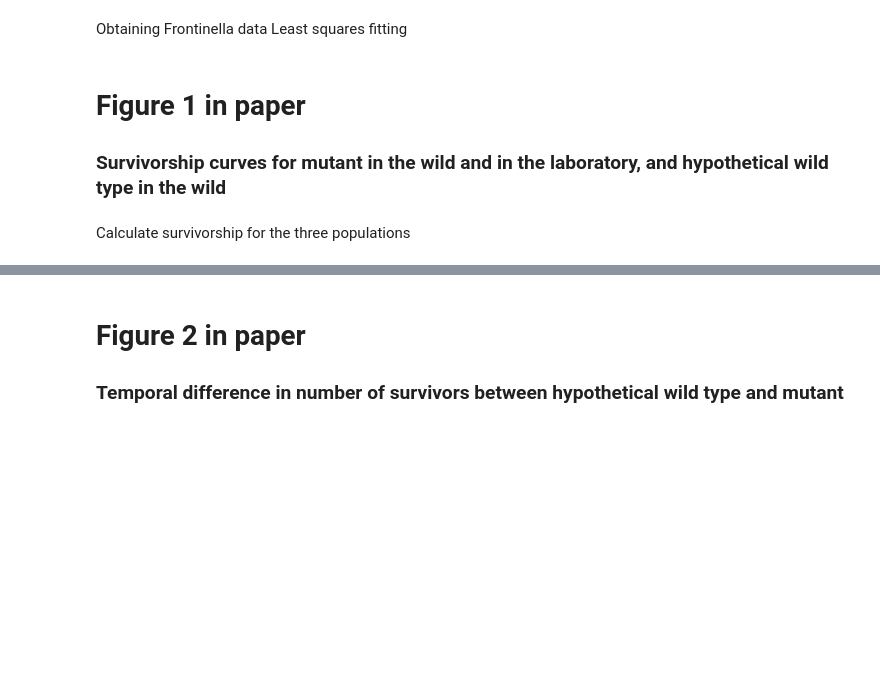
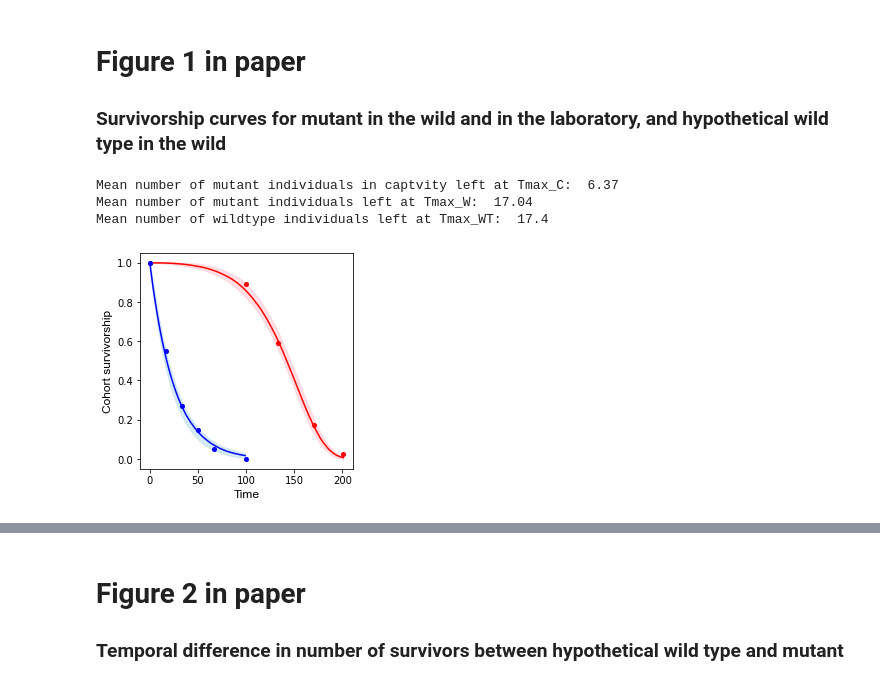
Before and after one commit to stifwo/advantageous-aging, a Jupyter notebook: RA_Frontinella_PNAS_26.03.21.ipynb, the cells around one changed output, grey strips where cells are left out. Drawn from its saved outputs; the diff is of its cells as text; code cells hidden in the pictures; blank space fills up the shorter version.

Commit message:
Revert Frontinella notebook to version from main

```diff
--- a/RA_Frontinella_PNAS_26.03.21.ipynb
+++ b/RA_Frontinella_PNAS_26.03.21.ipynb
@@ -4,9 +4,6 @@ import matplotlib.pyplot as plt
 import math
 import string
 import operator
-# %% [markdown]
-Obtaining Frontinella data
-Least squares fitting
 # %% [markdown]
 # Figure 1 in paper
 
@@ -103,7 +100,7 @@ ax.plot(C1,mean_mut_C,'r-')
 ax.fill_between(range(Tmax_C), mean_mut_C-3.0*std_mut_C, mean_mut_C+3.0*std_mut_C, color='pink', alpha = 0.5)
 ax.plot(C2,mean_mut_W,'b-')
 #plt.plot(C3,mean_wt,'g-')
-ax.fill_between(range(Tmax_WT), mean_hyp_wt-3.0*std_hyp_wt, mean_hyp_wt+3.0*std_hyp_wt, color = 'lightblue', alpha = 0.5);
+ax.fill_between(range(Tmax_WT), mean_hyp_wt-3.0*std_wt, mean_hyp_wt+3.0*std_hyp_wt, color = 'lightblue', alpha = 0.5);
 
 #Data extracted from Austad (1989)
 #Laboratory
@@ -117,32 +114,37 @@ X_C = [0,30*217/65,40*217/65,51*217/65,60*217/65]
 Y_C = [1.0,0.8895,0.592,0.174,0.0239]
 ax.plot(X_C,Y_C,'ro',markersize=4)
 
-X_W = [0, 5*100/30, 10*100/30,15*100/30,20*100/30,30*100/30]
+X_W = [0,5*100/30,10*100/30,15*100/30,20*100/30,30*100/30]
 Y_W = [1.0,0.5498,0.268,0.148,0.05,0.0]
 ax.plot(X_W,Y_W,'bo',markersize=4)
 
 #Data extracted from Austad (1989)
 #Wild
 #plt.plot(0, 1.0,'bo')
 #plt.plot(5*100/30, 0.5498,'bo')
 #plt.plot(10*100/30, 0.268,'bo')
 #plt.plot(15*100/30, 0.148,'bo')
 #plt.plot(20*100/30, 0.05,'bo')
 #plt.plot(25*100/30, 0.0016,'bo')
 #plt.plot(30*100/30, 0.0,'bo')
 
 afont = {'fontname':'Arial'}
 ax.set_xlabel("Time",fontsize = 12,**afont)
 ax.set_ylabel("Cohort survivorship",fontsize = 12,**afont);
 
 x_size = 10
 plt.rc('xtick',labelsize=x_size)
 y_size = 10
 plt.rc('ytick',labelsize=y_size)
 
 fig1.tight_layout()
 
 figure = plt.gcf()
 figure.set_size_inches(3.42, 3.42)
 
 plt.savefig('RA_PNAS_fig1_Frontinella.pdf', dpi = 1200, bbox_inches="tight");
+# %% [output]
+Mean number of mutant individuals in captvity left at Tmax_C:  6.37
+Mean number of mutant individuals left at Tmax_W:  17.04
+Mean number of wildtype individuals left at Tmax_WT:  17.4
+[figure, added]
@@ -187,2 +150,0 @@ def hazard_rate(population, epsilon, hazard_rate_wild_type, alpha, kappa, time):
-# %% [markdown]
-Calculate survivorship for the three populations
```
Also changed, not shown: parts of 27 cells of this notebook.
